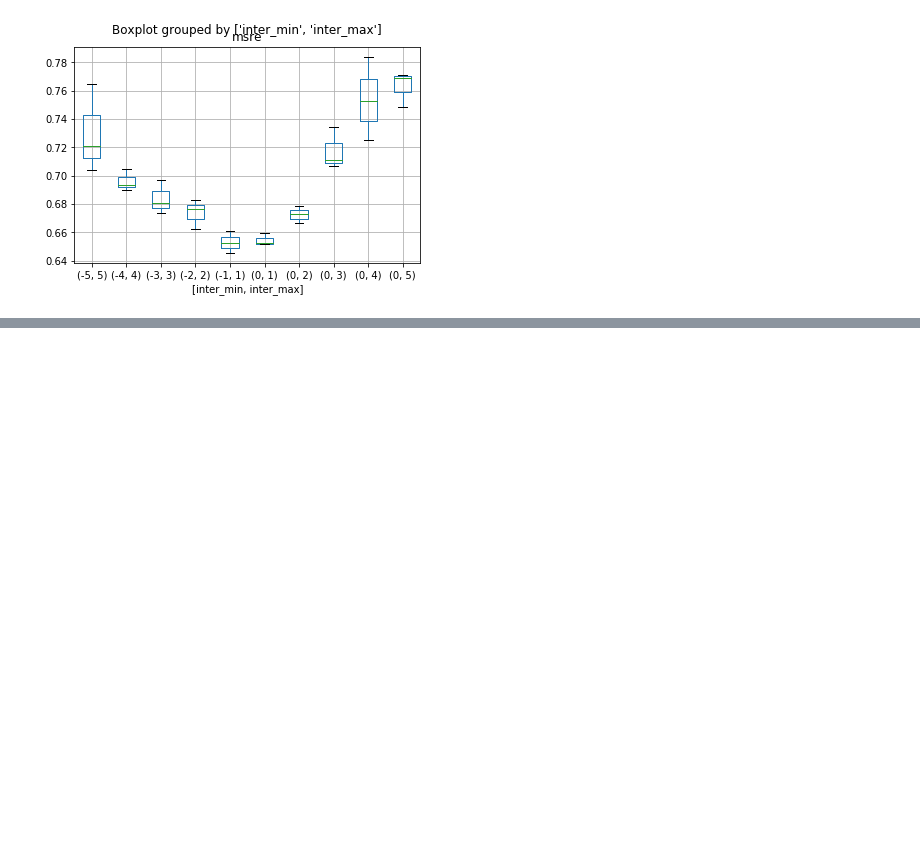
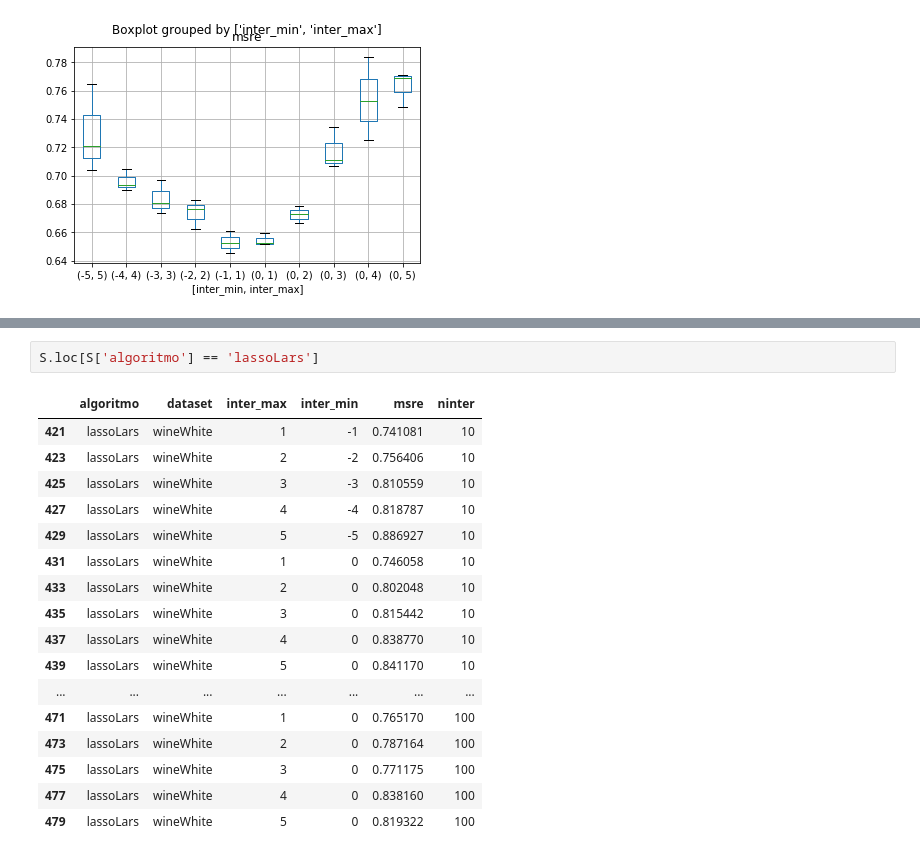
Before and after one commit to maira-lima/inter-transf, a Jupyter notebook: inter-transf.ipynb, the cells around one changed output, grey strips where cells are left out. Drawn from its saved outputs; the diff is of its cells as text; blank space fills up the shorter version.

```diff
--- a/inter-transf.ipynb
+++ b/inter-transf.ipynb
@@ -501,0 +516,20 @@ bp = S[['inter_min','inter_max','msre']].boxplot(column=['msre'], by=['inter_min
+# %%
+S.loc[S['algoritmo'] == 'lassoLars']
+# %% [output]
+|  | algoritmo | dataset | inter_max | inter_min | msre | ninter |
+| 421 | lassoLars | wineWhite | 1 | -1 | 0.741081 | 10 |
+| 423 | lassoLars | wineWhite | 2 | -2 | 0.756406 | 10 |
+| 425 | lassoLars | wineWhite | 3 | -3 | 0.810559 | 10 |
+| 427 | lassoLars | wineWhite | 4 | -4 | 0.818787 | 10 |
+| 429 | lassoLars | wineWhite | 5 | -5 | 0.886927 | 10 |
+| 431 | lassoLars | wineWhite | 1 | 0 | 0.746058 | 10 |
+| 433 | lassoLars | wineWhite | 2 | 0 | 0.802048 | 10 |
+| 435 | lassoLars | wineWhite | 3 | 0 | 0.815442 | 10 |
+| 437 | lassoLars | wineWhite | 4 | 0 | 0.838770 | 10 |
+| 439 | lassoLars | wineWhite | 5 | 0 | 0.841170 | 10 |
+| ... | ... | ... | ... | ... | ... | ... |
+| 471 | lassoLars | wineWhite | 1 | 0 | 0.765170 | 100 |
+| 473 | lassoLars | wineWhite | 2 | 0 | 0.787164 | 100 |
+| 475 | lassoLars | wineWhite | 3 | 0 | 0.771175 | 100 |
+| 477 | lassoLars | wineWhite | 4 | 0 | 0.838160 | 100 |
+| 479 | lassoLars | wineWhite | 5 | 0 | 0.819322 | 100 |
```
Also changed, not shown: parts of 15 cells of this notebook, 2 other files.
